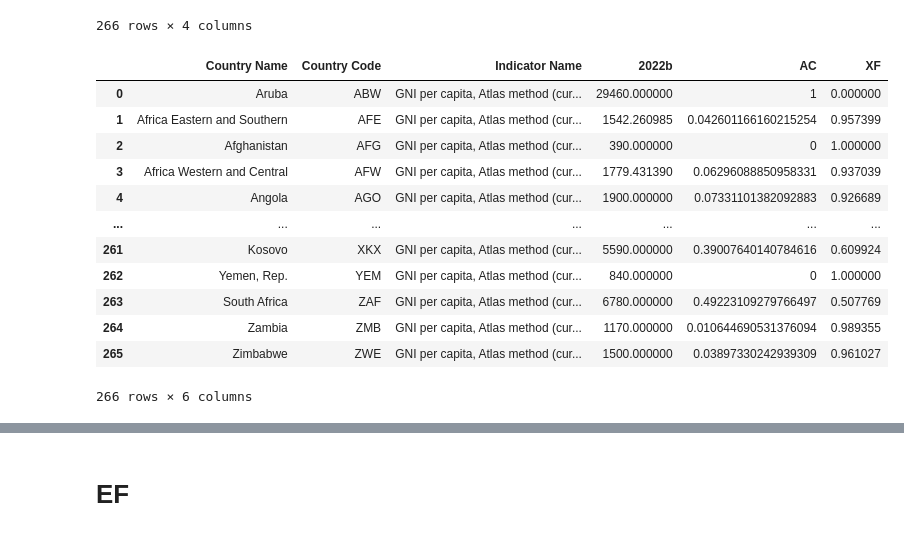
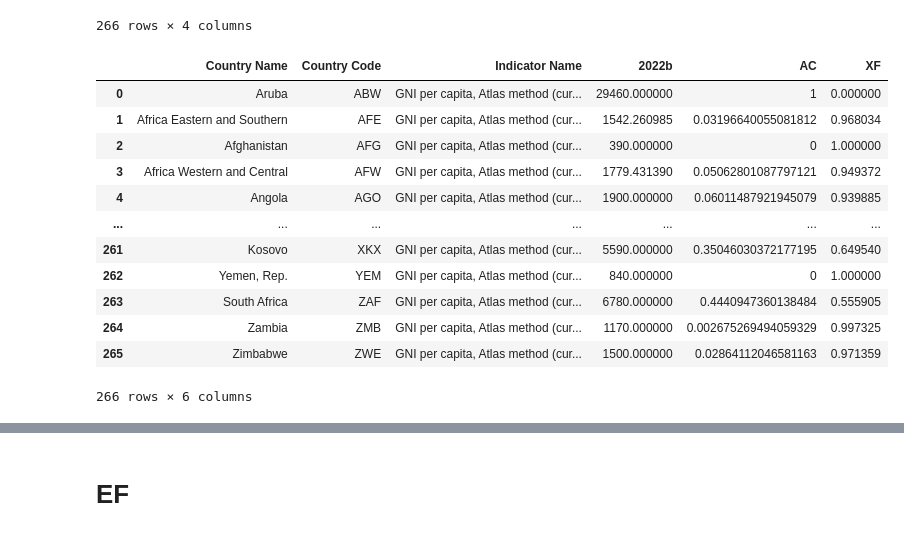
Before and after one commit to LauraDebarre/Water_domestic_Human_health, a Jupyter notebook: codes/1- Code to run to compute CF.ipynb, the cells around one changed output, grey strips where cells are left out. Cells and saved outputs as stored; diff of their text form; code cells hidden in the pictures.

```diff
--- a/codes/1- Code to run to compute CF.ipynb
+++ b/codes/1- Code to run to compute CF.ipynb
@@ -5,7 +7,7 @@ import geopandas as gpd
 import numpy as np
 # %%
 #Write name of location of the folder
-path_directory="your path to folder containing the code and data folders"
+path_directory="/Users/lauradebarre/Documents/Temporary/Water_domestic_Human_health_v1.2/"
 # %% [markdown]
 # Fate factor
 # %%
@@ -168,44 +170,44 @@ GNI_per_cap_2022
 year_of_reference="2022"
 
 #conditions for exposure calculation
-lim_low_income=1046
-lim_high_income=12695
+lim_low_income=1136   #correspond to thresholds for FY24 for year 2022
+lim_high_income=13845
 def adaptation_capacity(x):
     return(x/(lim_high_income-lim_low_income) + (-lim_low_income)/(lim_high_income-lim_low_income))
 
 
 dtf=GNI_per_cap_2022
 # Define the conditions for country income classification
 condition_1 = (dtf['2022b'] == 0)
 condition_2 = (dtf['2022b'] > lim_high_income)
 condition_3 = (dtf['2022b'] < lim_low_income)
 condition_4 = dtf['2022b'].between(lim_low_income, lim_high_income)
 
 value_1 = ""
 value_2 = 1
 value_3 = 0
 value_4 = (adaptation_capacity(dtf['2022b']))
 
 # Create the "AC" column based on the conditions
 dtf['AC'] = np.select([condition_1, condition_2, condition_3, condition_4],
                      [value_1, value_2, value_3, value_4], default=np.nan)
 
 dtf['XF']=1-pd.to_numeric(dtf['AC'], errors='coerce')
 
 
 dtf.to_csv(path_directory+"/results/XF/XF.csv")
 dtf
 # %% [output]
 |  | Country Name | Country Code | Indicator Name | 2022b | AC | XF |
 | 0 | Aruba | ABW | GNI per capita, Atlas method (cur... | 29460.000000 | 1 | 0.000000 |
-| 1 | Africa Eastern and Southern | AFE | GNI per capita, Atlas method (cur... | 1542.260985 | 0.042601166160215254 | 0.957399 |
+| 1 | Africa Eastern and Southern | AFE | GNI per capita, Atlas method (cur... | 1542.260985 | 0.03196640055081812 | 0.968034 |
 | 2 | Afghanistan | AFG | GNI per capita, Atlas method (cur... | 390.000000 | 0 | 1.000000 |
-| 3 | Africa Western and Central | AFW | GNI per capita, Atlas method (cur... | 1779.431390 | 0.06296088850958331 | 0.937039 |
-| 4 | Angola | AGO | GNI per capita, Atlas method (cur... | 1900.000000 | 0.07331101382092883 | 0.926689 |
+| 3 | Africa Western and Central | AFW | GNI per capita, Atlas method (cur... | 1779.431390 | 0.05062801087797121 | 0.949372 |
+| 4 | Angola | AGO | GNI per capita, Atlas method (cur... | 1900.000000 | 0.06011487921945079 | 0.939885 |
 | ... | ... | ... | ... | ... | ... | ... |
-| 261 | Kosovo | XKX | GNI per capita, Atlas method (cur... | 5590.000000 | 0.39007640140784616 | 0.609924 |
+| 261 | Kosovo | XKX | GNI per capita, Atlas method (cur... | 5590.000000 | 0.35046030372177195 | 0.649540 |
 | 262 | Yemen, Rep. | YEM | GNI per capita, Atlas method (cur... | 840.000000 | 0 | 1.000000 |
-| 263 | South Africa | ZAF | GNI per capita, Atlas method (cur... | 6780.000000 | 0.49223109279766497 | 0.507769 |
-| 264 | Zambia | ZMB | GNI per capita, Atlas method (cur... | 1170.000000 | 0.010644690531376094 | 0.989355 |
-| 265 | Zimbabwe | ZWE | GNI per capita, Atlas method (cur... | 1500.000000 | 0.03897330242939309 | 0.961027 |
+| 263 | South Africa | ZAF | GNI per capita, Atlas method (cur... | 6780.000000 | 0.4440947360138484 | 0.555905 |
+| 264 | Zambia | ZMB | GNI per capita, Atlas method (cur... | 1170.000000 | 0.002675269494059329 | 0.997325 |
+| 265 | Zimbabwe | ZWE | GNI per capita, Atlas method (cur... | 1500.000000 | 0.02864112046581163 | 0.971359 |
 266 rows × 6 columns
```
Also changed, not shown: parts of 4 cells of this notebook, 1 other file.
